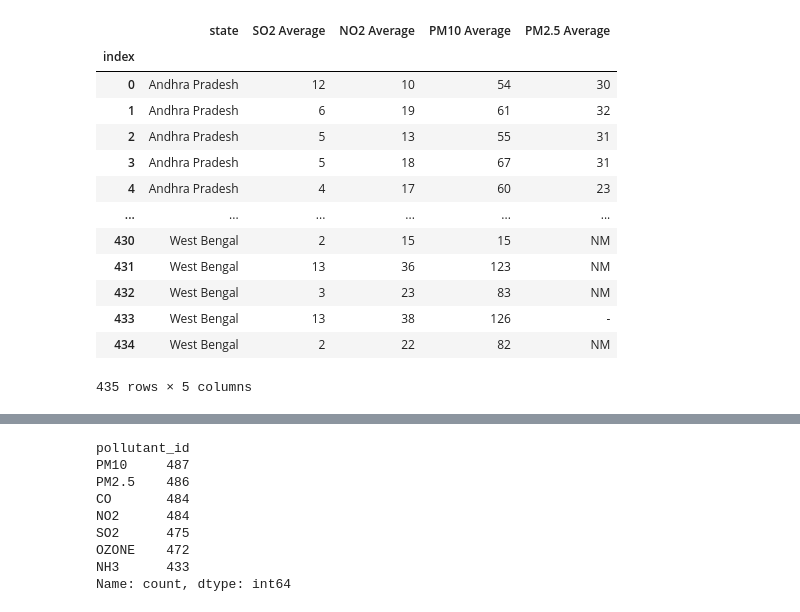
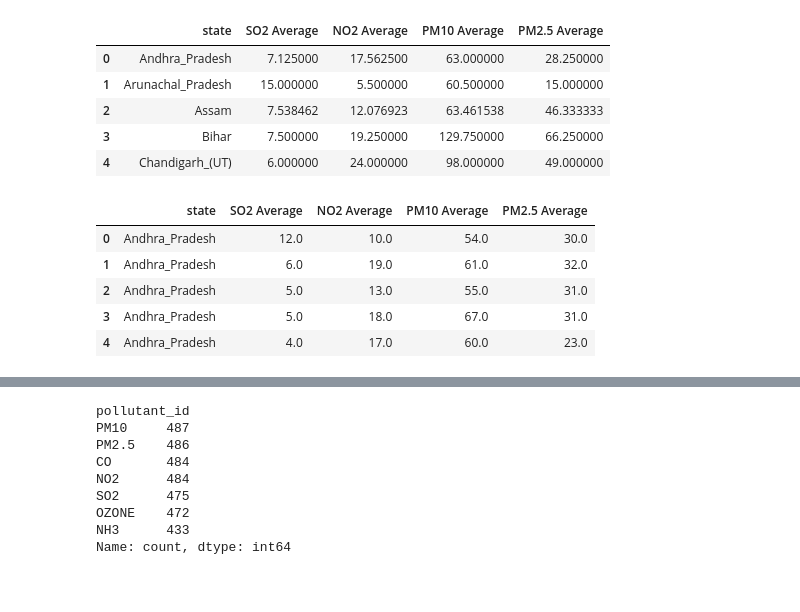
Before and after one commit to latheeshpoondla/Project, a Jupyter notebook: DSProject.ipynb, the cells around one changed output, grey strips where cells are left out. Drawn from its saved outputs; the diff is of its cells as text; code cells hidden in the pictures; blank space fills up the shorter version.

```diff
--- a/DSProject.ipynb
+++ b/DSProject.ipynb
@@ -38,7 +70,8 @@ display(df_2022)
 df_2022.rename(columns={'State / Union Territory':'state', 'City / town':'city', 'SO2 Annual Average':'SO2 Average'}, inplace=True)
 df_2022.rename(columns={'NO2 Annual Average':'NO2 Average', 'PM10 Annual Average':'PM10 Average', 'PM2.5 Annual Average':'PM2.5 Average'}, inplace=True)
 df_2022.drop(columns='Sr.No.', inplace=True)
-df_2022.index.name = 'index'
-display(df_2022)
+numeric_cols = ['SO2 Average', 'NO2 Average', 'PM10 Average', 'PM2.5 Average']
+df_2022[numeric_cols] = df_2022[numeric_cols].apply(pd.to_numeric, errors='coerce')
+display(df_2022.head())
 # %% [output]
 |  | state | city | SO2 Average | NO2 Average | PM10 Average | PM2.5 Average |
@@ -94,0 +106,6 @@ display(df_2021)
+# %%
+#cleaning state names
+df_2022['state'] = df_2022['state'].str.replace(" ", "_")
+df_2022['state'] = df_2022['state'].str.rstrip('_')
+df_2022['state'] = df_2022['state'].str.replace("Pondicherry_(UT)", "Puducherry_(UT)")
+display(df_2022.head())
@@ -138,18 +170,20 @@ display(df_2021)
+# %%
+mod_df_2021 = mod_df_2021.groupby('state').mean().reset_index()
+display(mod_df_2021.head())
+# %% [output]
+|  | state | SO2 Average | NO2 Average | PM10 Average | PM2.5 Average |
+| 0 | Andhra_Pradesh | 7.125000 | 17.562500 | 63.000000 | 28.250000 |
+| 1 | Arunachal_Pradesh | 15.000000 | 5.500000 | 60.500000 | 15.000000 |
+| 2 | Assam | 7.538462 | 12.076923 | 63.461538 | 46.333333 |
+| 3 | Bihar | 7.500000 | 19.250000 | 129.750000 | 66.250000 |
+| 4 | Chandigarh_(UT) | 6.000000 | 24.000000 | 98.000000 | 49.000000 |
 # %%
-df_2022 = df_2022.drop(columns=['city'])
-display(df_2022)
+mod_df_2022 = df_2022.drop(columns=['city'])
+display(mod_df_2022.head())
 # %% [output]
 |  | state | SO2 Average | NO2 Average | PM10 Average | PM2.5 Average |
-| index |  |  |  |  |  |
-| 0 | Andhra Pradesh | 12 | 10 | 54 | 30 |
-| 1 | Andhra Pradesh | 6 | 19 | 61 | 32 |
-| 2 | Andhra Pradesh | 5 | 13 | 55 | 31 |
-| 3 | Andhra Pradesh | 5 | 18 | 67 | 31 |
-| 4 | Andhra Pradesh | 4 | 17 | 60 | 23 |
-| ... | ... | ... | ... | ... | ... |
-| 430 | West Bengal | 2 | 15 | 15 | NM |
-| 431 | West Bengal | 13 | 36 | 123 | NM |
-| 432 | West Bengal | 3 | 23 | 83 | NM |
-| 433 | West Bengal | 13 | 38 | 126 | - |
-| 434 | West Bengal | 2 | 22 | 82 | NM |
+| 0 | Andhra_Pradesh | 12.0 | 10.0 | 54.0 | 30.0 |
+| 1 | Andhra_Pradesh | 6.0 | 19.0 | 61.0 | 32.0 |
+| 2 | Andhra_Pradesh | 5.0 | 13.0 | 55.0 | 31.0 |
+| 3 | Andhra_Pradesh | 5.0 | 18.0 | 67.0 | 31.0 |
+| 4 | Andhra_Pradesh | 4.0 | 17.0 | 60.0 | 23.0 |
-435 rows × 5 columns
```
Also changed, not shown: parts of 42 cells of this notebook, 3 other files.
